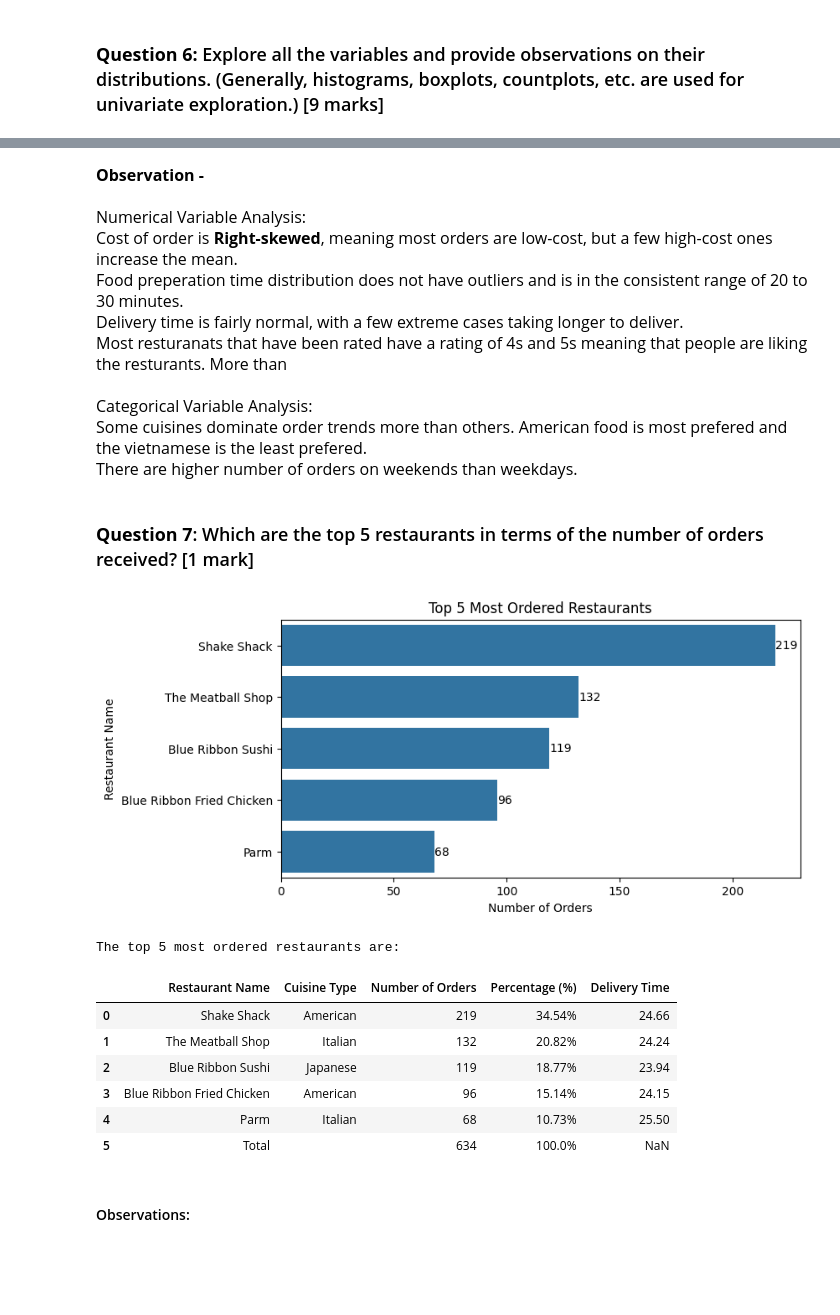
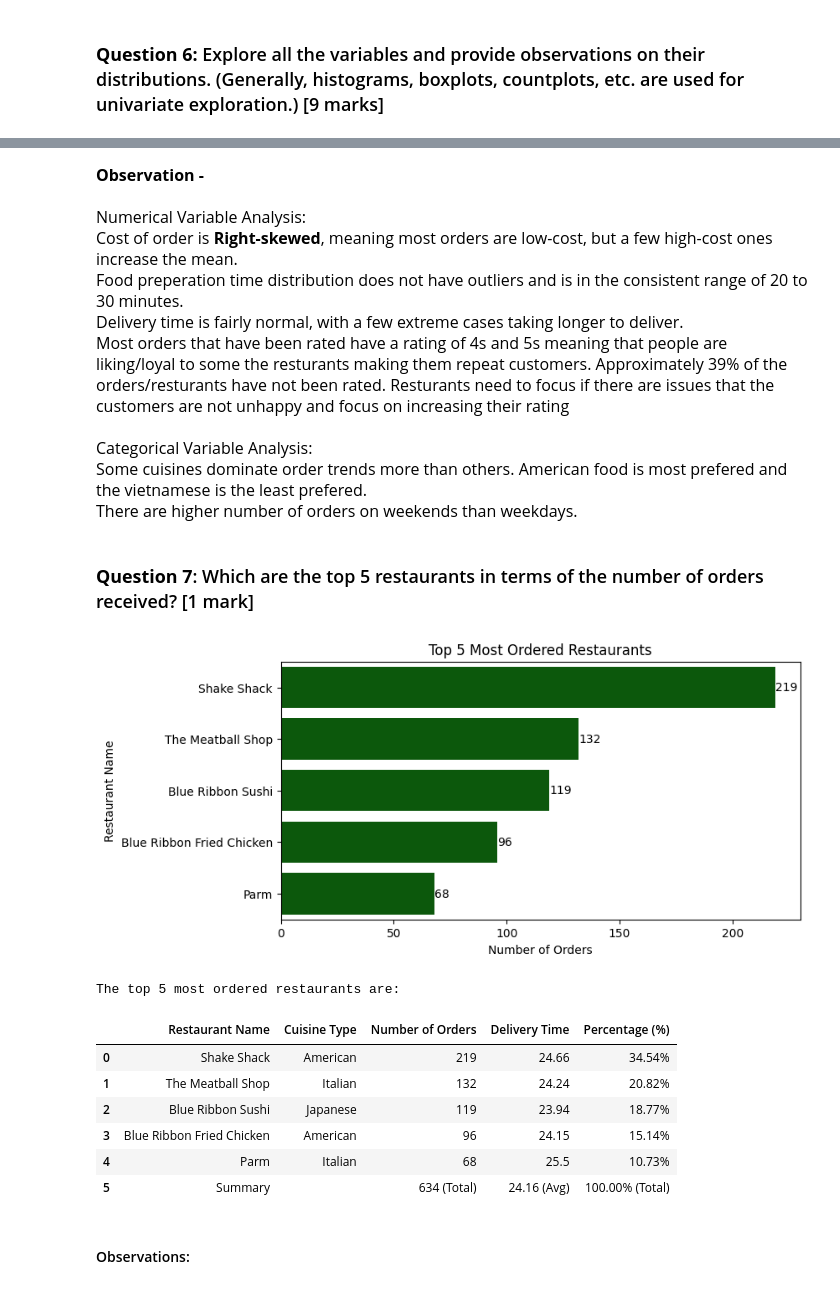
Before and after one commit to nagasayanak/AI_ML_Projects, a Jupyter notebook: NagasayanaRaoKuchibhotla_Notebook_Full_Code.ipynb, the cells around one changed output, grey strips where cells are left out. Saved outputs shown, nothing was run; the diff lists cells and outputs as text; code cells hidden in the pictures; blank space fills up the shorter version.

```diff
--- a/Learner_Notebook_Full_Code.ipynb
+++ b/NagasayanaRaoKuchibhotla_Notebook_Full_Code.ipynb
@@ -283,7 +295,7 @@ plt.show()
 <br>Cost of order is <b>Right-skewed</b>, meaning most orders are low-cost, but a few high-cost ones increase the mean.
 <br>Food preperation time distribution does not have outliers and is in the consistent range of 20 to 30 minutes.
 <br>Delivery time is fairly normal, with a few extreme cases taking longer to deliver.
-<br>Most resturanats that have been rated have a rating of 4s and 5s meaning that people are liking the resturants. More than
+<br>Most orders that have been rated have a rating of 4s and 5s meaning that people are liking/loyal to some the resturants making them repeat customers. Approximately 39% of the orders/resturants have not been rated. Resturants need to focus if there are issues that the customers are not unhappy and focus on increasing their rating
 <br>
 <br>Categorical Variable Analysis:
 <br>Some cuisines dominate order trends more than others. American food is most prefered and the vietnamese is the least prefered.
@@ -295,48 +307,67 @@ plt.show()
 # %%
 # Write the code here
 top_restaurants = data["restaurant_name"].value_counts().nlargest(5)
 top_restaurants
 
 plt.figure(figsize=(8, 4))
-ax = sns.barplot(y=top_restaurants.index, x=top_restaurants.values, color = "blue")
+ax = sns.barplot(y=top_restaurants.index, x=top_restaurants.values, color="darkgreen")
 for i, value in enumerate(top_restaurants.values):
     ax.text(value, i, str(value), ha='left', va='center', fontsize=10, color='black')
-sns.barplot(y=top_restaurants.index, x=top_restaurants.values)
 plt.title("Top 5 Most Ordered Restaurants")
 plt.xlabel("Number of Orders")
 plt.ylabel("Restaurant Name")
 plt.show()
 
 print("The top 5 most ordered restaurants are:")
 top_restaurants_df = top_restaurants.reset_index()
 top_restaurants_df.columns = ["Restaurant Name", "Number of Orders"]
+
 # Add cuisine type to the top restaurants DataFrame
 top_restaurants_cuisine = data.groupby("restaurant_name")["cuisine_type"].agg(lambda x: x.mode()[0])
 top_restaurants_df["Cuisine Type"] = top_restaurants_df["Restaurant Name"].map(top_restaurants_cuisine)
 
 # Reorder columns for clarity
 top_restaurants_df = top_restaurants_df[["Restaurant Name", "Cuisine Type", "Number of Orders"]]
+
+# Calculate total number of orders
 total_orders = top_restaurants_df["Number of Orders"].sum()
-# Add a row for total with an empty string for Cuisine Type
-top_restaurants_df.loc[len(top_restaurants_df)] = ["Total", "", total_orders]
+
+# Calculate mean delivery time for each restaurant
+mean_delivery_times = data.groupby("restaurant_name")["delivery_time"].mean().round(2)
+
+# Map mean delivery time to the DataFrame
+top_restaurants_df["Delivery Time"] = top_restaurants_df["Restaurant Name"].map(mean_delivery_times)
+
+# Calculate percentage of total orders (do this before adding summary row)
 top_restaurants_df["Percentage (%)"] = ((top_restaurants_df["Number of Orders"] / total_orders) * 100).round(2).astype(str) + "%"
 
-# Calculate mean delivery time for each restaurant from the original data
-mean_delivery_times = data.groupby("restaurant_name")["delivery_time"].mean().round(2)
-# Map the mean delivery time to the top_restaurants_df
-top_restaurants_df["Delivery Time"] = top_restaurants_df["Restaurant Name"].map(mean_delivery_times)
+# Calculate the overall average delivery time
+average_delivery_time = data["delivery_time"].mean().round(2)
+
+#total Percentage of orders
+total_percentage = top_restaurants_df["Percentage (%)"].str.rstrip('%').astype(float).sum()
+
+# Add a row for total with the average delivery time
+summary_row = {
+    "Restaurant Name": "Summary",
+    "Cuisine Type": "",
+    "Number of Orders": f"{total_orders} (Total)",
+    "Delivery Time": f"{average_delivery_time} (Avg)",
+    "Percentage (%)": f"{total_percentage:.2f}% (Total)"
+}
+top_restaurants_df = pd.concat([top_restaurants_df, pd.DataFrame([summary_row])], ignore_index=True)
 
 top_restaurants_df
 # %% [output]
-[figure, old version]
+[figure, new version]
 The top 5 most ordered restaurants are:
-|  | Restaurant Name | Cuisine Type | Number of Orders | Percentage (%) | Delivery Time |
-| 0 | Shake Shack | American | 219 | 34.54% | 24.66 |
-| 1 | The Meatball Shop | Italian | 132 | 20.82% | 24.24 |
-| 2 | Blue Ribbon Sushi | Japanese | 119 | 18.77% | 23.94 |
-| 3 | Blue Ribbon Fried Chicken | American | 96 | 15.14% | 24.15 |
-| 4 | Parm | Italian | 68 | 10.73% | 25.50 |
-| 5 | Total |  | 634 | 100.0% | NaN |
+|  | Restaurant Name | Cuisine Type | Number of Orders | Delivery Time | Percentage (%) |
+| 0 | Shake Shack | American | 219 | 24.66 | 34.54% |
+| 1 | The Meatball Shop | Italian | 132 | 24.24 | 20.82% |
+| 2 | Blue Ribbon Sushi | Japanese | 119 | 23.94 | 18.77% |
+| 3 | Blue Ribbon Fried Chicken | American | 96 | 24.15 | 15.14% |
+| 4 | Parm | Italian | 68 | 25.5 | 10.73% |
+| 5 | Summary |  | 634 (Total) | 24.16 (Avg) | 100.00% (Total) |
 # %% [markdown]
 #### Observations:
 <span style="font-size:16px;">
```
Also changed, not shown: parts of 7 cells of this notebook, 2 other files.
